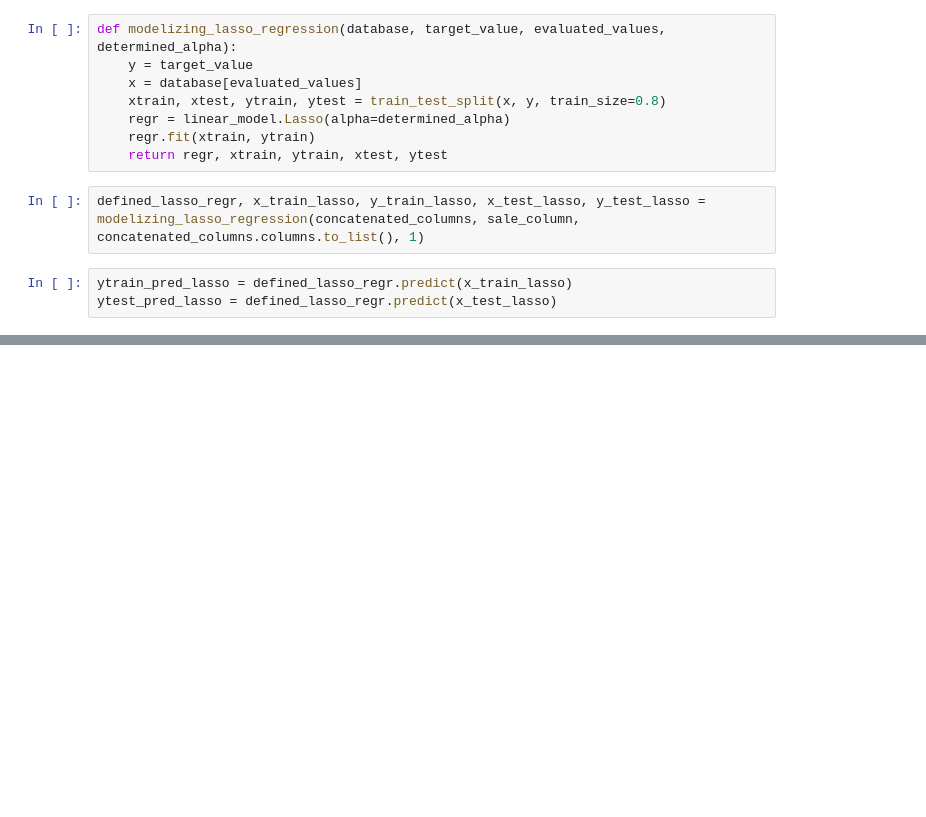
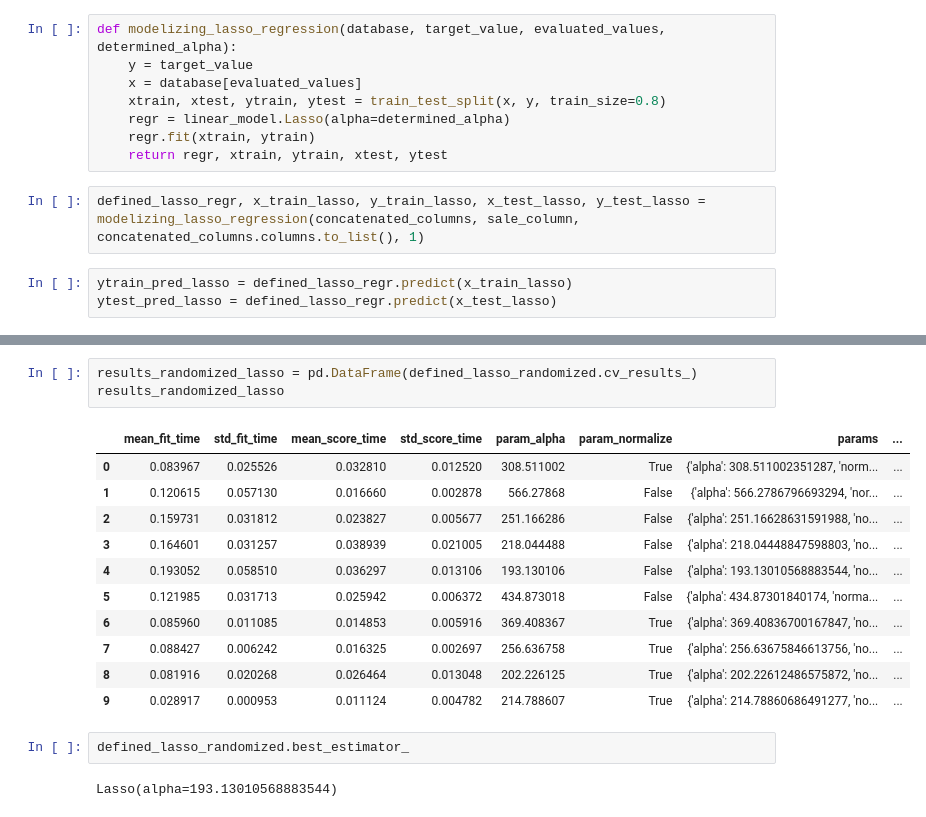
Before and after one commit to MrRachidK/Brief-6-Rachid-Karbiche, a Jupyter notebook: notebook/machine_learning_object_columns.ipynb, the cells around one changed output, grey strips where cells are left out. Saved outputs shown, nothing was run; the diff lists cells and outputs as text; blank space fills up the shorter version.

```diff
--- a/notebook/machine_learning_object_columns.ipynb
+++ b/notebook/machine_learning_object_columns.ipynb
@@ -239,0 +404,19 @@ Pour les données d'entrainement le R2 vaut 0.929 alors que pour les données de
+# %%
+results_randomized_lasso = pd.DataFrame(defined_lasso_randomized.cv_results_)
+results_randomized_lasso
+# %% [output]
+|  | mean_fit_time | std_fit_time | mean_score_time | std_score_time | param_alpha | param_normalize | params | ... |
+| 0 | 0.083967 | 0.025526 | 0.032810 | 0.012520 | 308.511002 | True | {'alpha': 308.511002351287, 'norm... | ... |
+| 1 | 0.120615 | 0.057130 | 0.016660 | 0.002878 | 566.27868 | False | {'alpha': 566.2786796693294, 'nor... | ... |
+| 2 | 0.159731 | 0.031812 | 0.023827 | 0.005677 | 251.166286 | False | {'alpha': 251.16628631591988, 'no... | ... |
+| 3 | 0.164601 | 0.031257 | 0.038939 | 0.021005 | 218.044488 | False | {'alpha': 218.04448847598803, 'no... | ... |
+| 4 | 0.193052 | 0.058510 | 0.036297 | 0.013106 | 193.130106 | False | {'alpha': 193.13010568883544, 'no... | ... |
+| 5 | 0.121985 | 0.031713 | 0.025942 | 0.006372 | 434.873018 | False | {'alpha': 434.87301840174, 'norma... | ... |
+| 6 | 0.085960 | 0.011085 | 0.014853 | 0.005916 | 369.408367 | True | {'alpha': 369.40836700167847, 'no... | ... |
+| 7 | 0.088427 | 0.006242 | 0.016325 | 0.002697 | 256.636758 | True | {'alpha': 256.63675846613756, 'no... | ... |
+| 8 | 0.081916 | 0.020268 | 0.026464 | 0.013048 | 202.226125 | True | {'alpha': 202.22612486575872, 'no... | ... |
+| 9 | 0.028917 | 0.000953 | 0.011124 | 0.004782 | 214.788607 | True | {'alpha': 214.78860686491277, 'no... | ... |
+# %%
+defined_lasso_randomized.best_estimator_
+# %% [output]
+Lasso(alpha=193.13010568883544)
```
Also changed, not shown: parts of 24 cells of this notebook.
